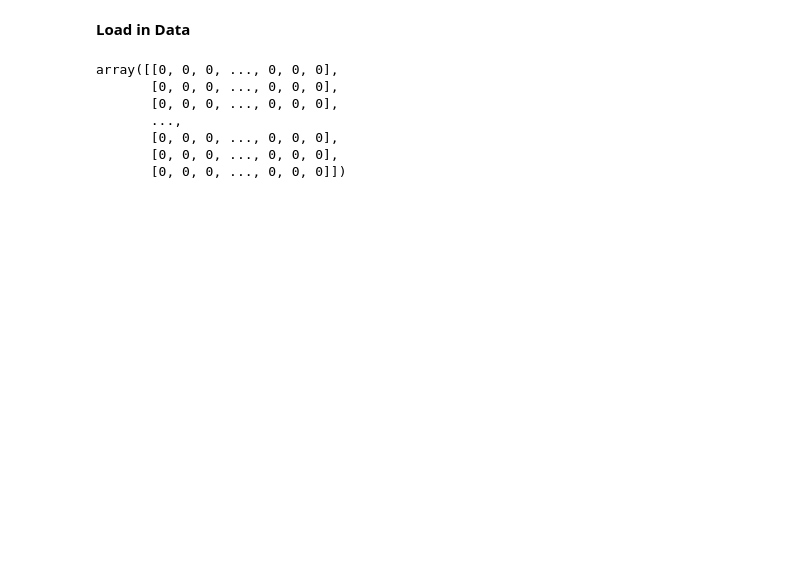
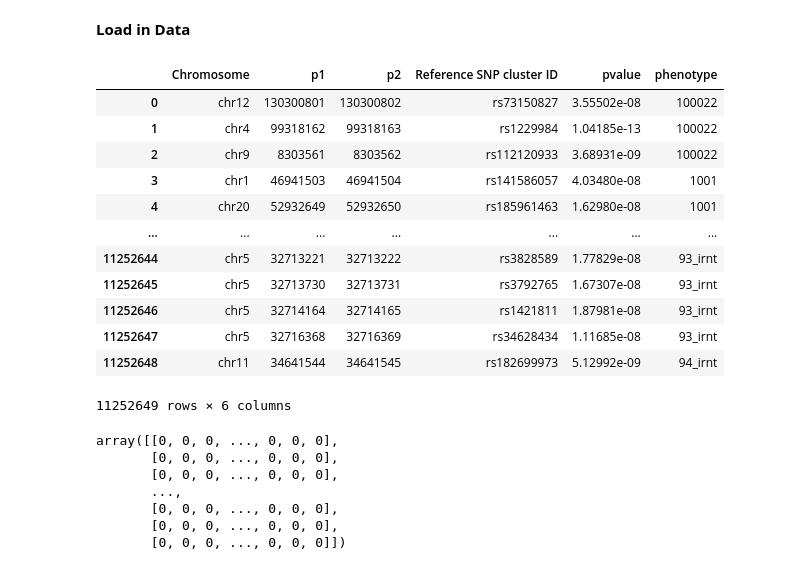
Before and after one commit to meuleman/gilbertAPI, a Jupyter notebook: recommendersystems/VIZBI/VIZBI_GWAS_snp_to_snp.ipynb, the cells around one changed output. Cells and saved outputs as stored; diff of their text form; code cells hidden in the pictures; blank space fills up the shorter version.

```diff
--- a/recommendersystems/VIZBI/VIZBI_GWAS_snp_to_snp.ipynb
+++ b/recommendersystems/VIZBI/VIZBI_GWAS_snp_to_snp.ipynb
@@ -32,6 +32,22 @@ for row in data:
 
 #create dataframe
 sig_df = pd.DataFrame(data, columns = ['Chromosome', 'p1', 'p2', 'Reference SNP cluster ID', 'pvalue', 'phenotype'])
+# %%
+sig_df
+# %% [output]
+|  | Chromosome | p1 | p2 | Reference SNP cluster ID | pvalue | phenotype |
+| 0 | chr12 | 130300801 | 130300802 | rs73150827 | 3.55502e-08 | 100022 |
+| 1 | chr4 | 99318162 | 99318163 | rs1229984 | 1.04185e-13 | 100022 |
+| 2 | chr9 | 8303561 | 8303562 | rs112120933 | 3.68931e-09 | 100022 |
+| 3 | chr1 | 46941503 | 46941504 | rs141586057 | 4.03480e-08 | 1001 |
+| 4 | chr20 | 52932649 | 52932650 | rs185961463 | 1.62980e-08 | 1001 |
+| ... | ... | ... | ... | ... | ... | ... |
+| 11252644 | chr5 | 32713221 | 32713222 | rs3828589 | 1.77829e-08 | 93_irnt |
+| 11252645 | chr5 | 32713730 | 32713731 | rs3792765 | 1.67307e-08 | 93_irnt |
+| 11252646 | chr5 | 32714164 | 32714165 | rs1421811 | 1.87981e-08 | 93_irnt |
+| 11252647 | chr5 | 32716368 | 32716369 | rs34628434 | 1.11685e-08 | 93_irnt |
+| 11252648 | chr11 | 34641544 | 34641545 | rs182699973 | 5.12992e-09 | 94_irnt |
+11252649 rows × 6 columns
 # %%
 sig_df['pvalue'] = sig_df['pvalue'].astype(float)
 sig_df = sig_df[sig_df['pvalue']!=5e-8]
```
Also changed, not shown: parts of 5 cells of this notebook.
